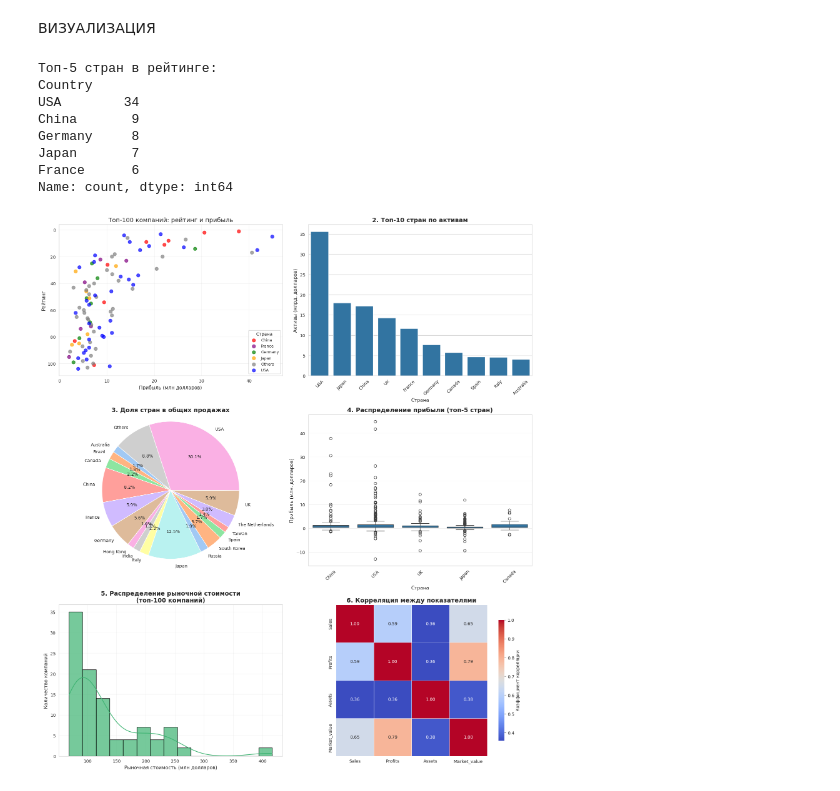
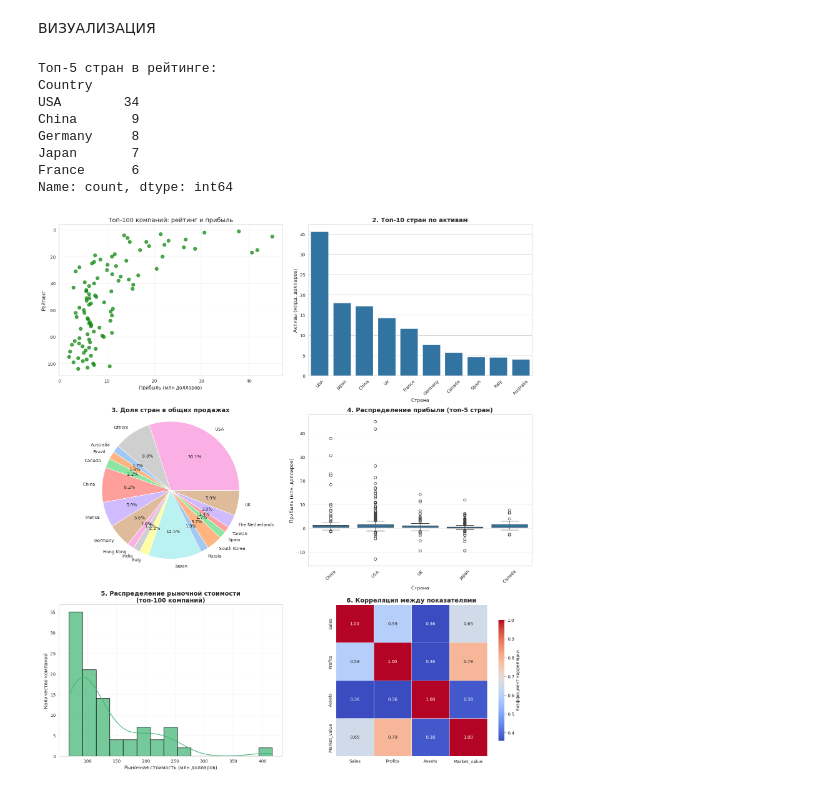
Before and after one commit to Maryia131/Maryia, a Jupyter notebook: task_3/lesson6.ipynb, the cells around one changed output. Drawn from its saved outputs; the diff is of its cells as text; code cells hidden in the pictures.

```diff
--- a/task_3/lesson6.ipynb
+++ b/task_3/lesson6.ipynb
@@ -222,15 +222,19 @@ print("Топ-5 стран в рейтинге:")
 print(df_top100['Country'].value_counts().head(5))
 
 # Топ-5 стран и цвета
-top5 = df_top100['Country'].value_counts().head(5).index
-df_top100['group'] = df_top100['Country'].where(df_top100['Country'].isin(top5), 'Others')
-colors = {'USA': 'blue', 'China': 'red', 'Germany': 'green', 'Japan': 'orange', 'France': 'purple', 'Others': 'gray'}
+#top5 = df_top100['Country'].value_counts().head(5).index
+#df_top100['group'] = df_top100['Country'].where(df_top100['Country'].isin(top5), 'Others')
+#colors = {'USA': 'blue', 'China': 'red', 'Germany': 'green', 'Japan': 'orange', 'France': 'purple', 'Others': 'gray'}
 
-# Параметры вывода
-for group, data in df_top100.groupby('group'):
-    axes[0, 0].scatter(data['Profits'], data['Rank'],
-                       label=group, color=colors.get(group, 'gray'),
-                       alpha=0.7, s=60)
+# Параметры вывода с учетом топ-5 стран
+#for group, data in df_top100.groupby('group'):
+    #axes[0, 0].scatter(data['Profits'], data['Rank'],
+                       #label=group, color=colors.get(group, 'gray'),
+                       #alpha=0.7, s=60)
+
+# Общие параметры вывода для для всех топ-100 компаний
+axes[0, 0].scatter(df_top100['Profits'], df_top100['Rank'],
+                   color='green', alpha=0.7, s=60)
 
 # Оформление
 axes[0, 0].set_title('Топ-100 компаний: рейтинг и прибыль', fontsize=14)
@@ -238,7 +242,7 @@ axes[0, 0].set_xlabel('Прибыль (млн долларов)', fontsize=11)
 axes[0, 0].set_ylabel('Рейтинг', fontsize=11)
 axes[0, 0].grid(True, alpha=0.3)
 axes[0, 0].invert_yaxis()
-axes[0, 0].legend(title='Страна', fontsize=9)
+#axes[0, 0].legend(title='Страна', fontsize=9)  # Легенда для топ-5 стран
 
 
 
@@ -349,31 +353,31 @@ sns.heatmap(
     linewidths=0.5,             # Толщина линий между ячейками
     ax=axes[2, 1],              # Рисуем в шестом подграфике
     square=True,                # Делаем ячейки квадратными
     cbar_kws={'shrink': 0.8, 'label': 'Коэффициент корреляции'}    # Уменьшаем цветовую шкалу
 )
 axes[2, 1].set_title('6. Корреляция между показателями',
                      fontsize=14, fontweight='bold')
 
 
 
 
 
 # ===== ОБЩАЯ НАСТРОЙКА ==========
 
 # Автоматически подгоняем расположение элементов, чтобы ничего не обрезалось
 plt.tight_layout()
 
 plt.show()    # Показываем все графики
 
 # Закрываем соединение с базой данных
 conn.close()
 # %% [output]
 Топ-5 стран в рейтинге:
 Country
 USA        34
 China       9
 Germany     8
 Japan       7
 France      6
 Name: count, dtype: int64
-[figure, old version]
+[figure, new version]
```
Also changed, not shown: parts of 1 cell of this notebook, 1 other file.
